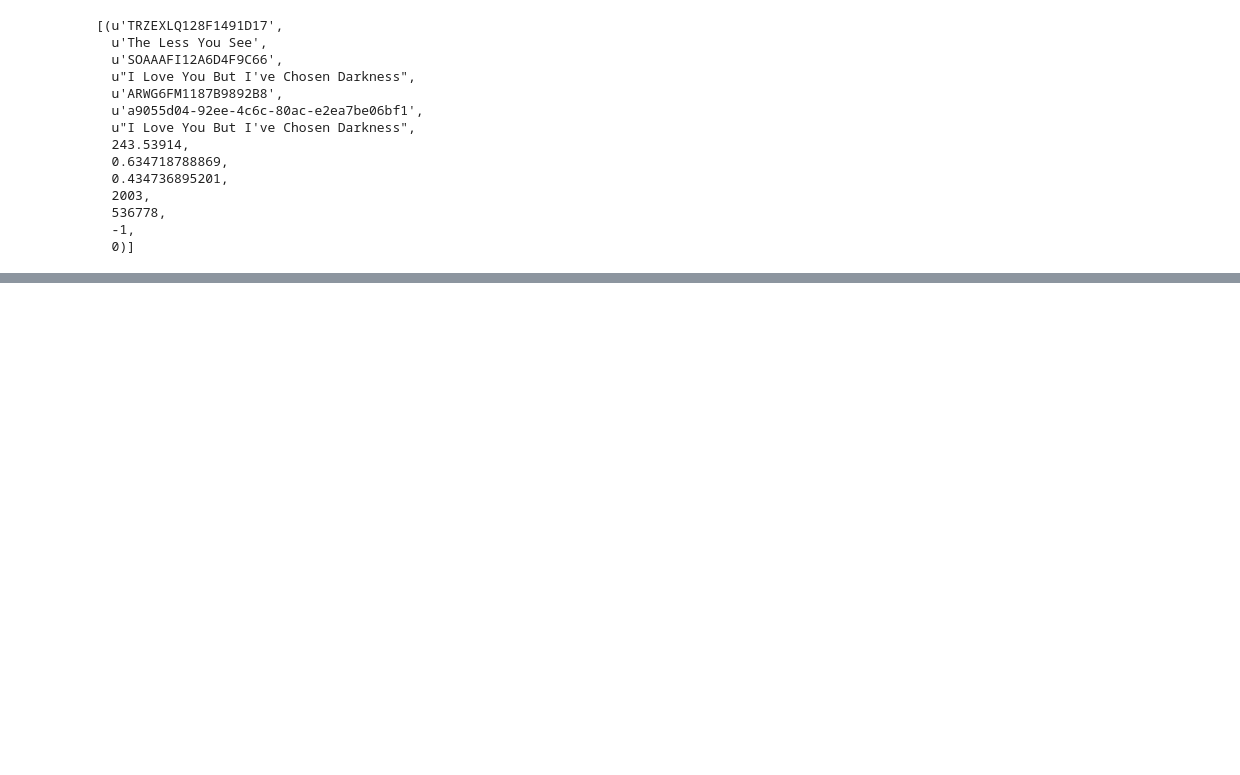
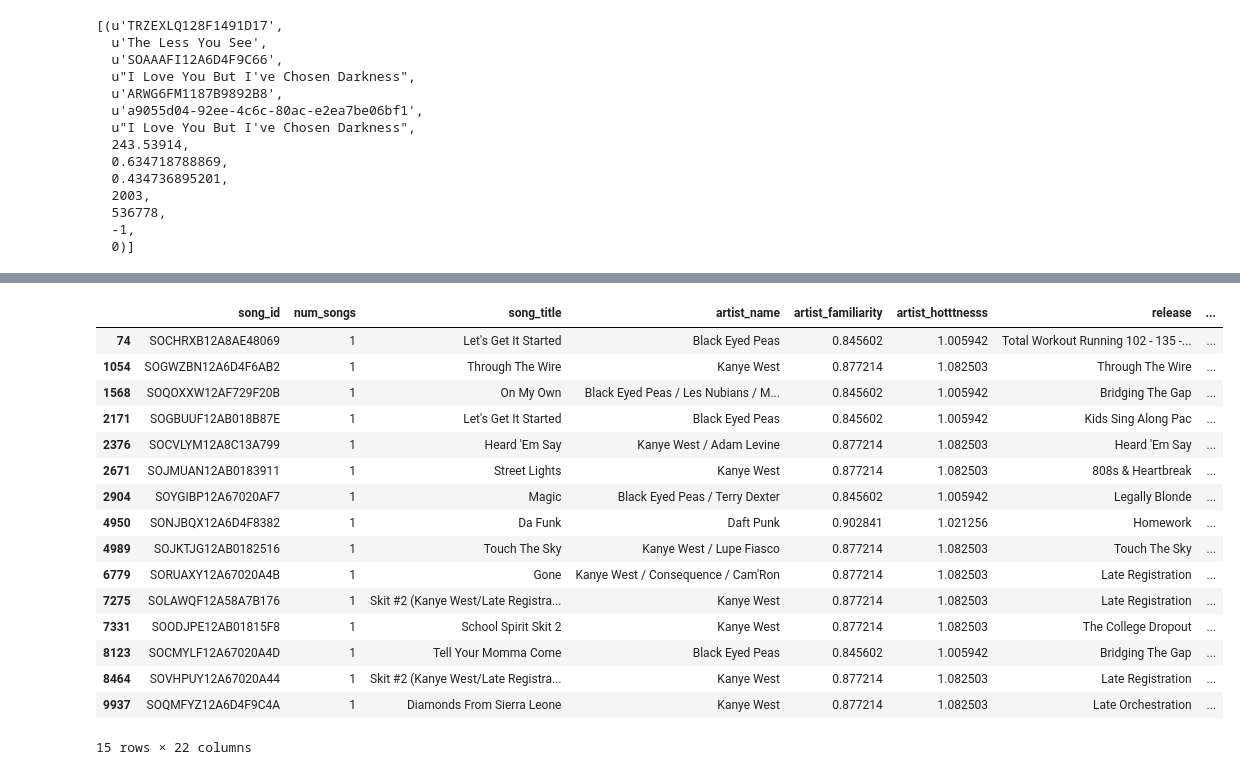
Before and after one commit to Nafisur-jspl/song-recommendation, a Jupyter notebook: Echonest-data-exploration.ipynb, the cells around one changed output, grey strips where cells are left out. Saved outputs shown, nothing was run; the diff lists cells and outputs as text; code cells hidden in the pictures; blank space fills up the shorter version.

```diff
--- a/Echonest-data-exploration.ipynb
+++ b/Echonest-data-exploration.ipynb
@@ -203,0 +269,20 @@ res.fetchall()
+# %%
+df_song_info[df_song_info['artist_hotttnesss'] > 1]
+# %% [output]
+|  | song_id | num_songs | song_title | artist_name | artist_familiarity | artist_hotttnesss | release | ... |
+| 74 | SOCHRXB12A8AE48069 | 1 | Let's Get It Started | Black Eyed Peas | 0.845602 | 1.005942 | Total Workout Running 102 - 135 -... | ... |
+| 1054 | SOGWZBN12A6D4F6AB2 | 1 | Through The Wire | Kanye West | 0.877214 | 1.082503 | Through The Wire | ... |
+| 1568 | SOQOXXW12AF729F20B | 1 | On My Own | Black Eyed Peas / Les Nubians / M... | 0.845602 | 1.005942 | Bridging The Gap | ... |
+| 2171 | SOGBUUF12AB018B87E | 1 | Let's Get It Started | Black Eyed Peas | 0.845602 | 1.005942 | Kids Sing Along Pac | ... |
+| 2376 | SOCVLYM12A8C13A799 | 1 | Heard 'Em Say | Kanye West / Adam Levine | 0.877214 | 1.082503 | Heard 'Em Say | ... |
+| 2671 | SOJMUAN12AB0183911 | 1 | Street Lights | Kanye West | 0.877214 | 1.082503 | 808s & Heartbreak | ... |
+| 2904 | SOYGIBP12A67020AF7 | 1 | Magic | Black Eyed Peas / Terry Dexter | 0.845602 | 1.005942 | Legally Blonde | ... |
+| 4950 | SONJBQX12A6D4F8382 | 1 | Da Funk | Daft Punk | 0.902841 | 1.021256 | Homework | ... |
+| 4989 | SOJKTJG12AB0182516 | 1 | Touch The Sky | Kanye West / Lupe Fiasco | 0.877214 | 1.082503 | Touch The Sky | ... |
+| 6779 | SORUAXY12A67020A4B | 1 | Gone | Kanye West / Consequence / Cam'Ron | 0.877214 | 1.082503 | Late Registration | ... |
+| 7275 | SOLAWQF12A58A7B176 | 1 | Skit #2 (Kanye West/Late Registra... | Kanye West | 0.877214 | 1.082503 | Late Registration | ... |
+| 7331 | SOODJPE12AB01815F8 | 1 | School Spirit Skit 2 | Kanye West | 0.877214 | 1.082503 | The College Dropout | ... |
+| 8123 | SOCMYLF12A67020A4D | 1 | Tell Your Momma Come | Black Eyed Peas | 0.845602 | 1.005942 | Bridging The Gap | ... |
+| 8464 | SOVHPUY12A67020A44 | 1 | Skit #2 (Kanye West/Late Registra... | Kanye West | 0.877214 | 1.082503 | Late Registration | ... |
+| 9937 | SOQMFYZ12A6D4F9C4A | 1 | Diamonds From Sierra Leone | Kanye West | 0.877214 | 1.082503 | Late Orchestration | ... |
+15 rows × 22 columns
```
Also changed, not shown: parts of 33 cells of this notebook, 3 other files.
